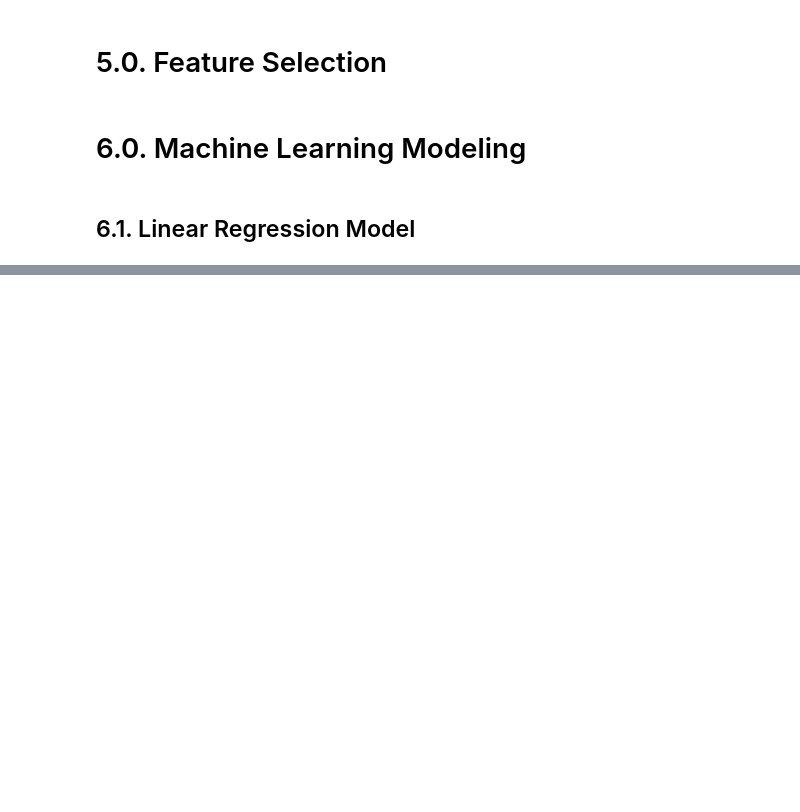
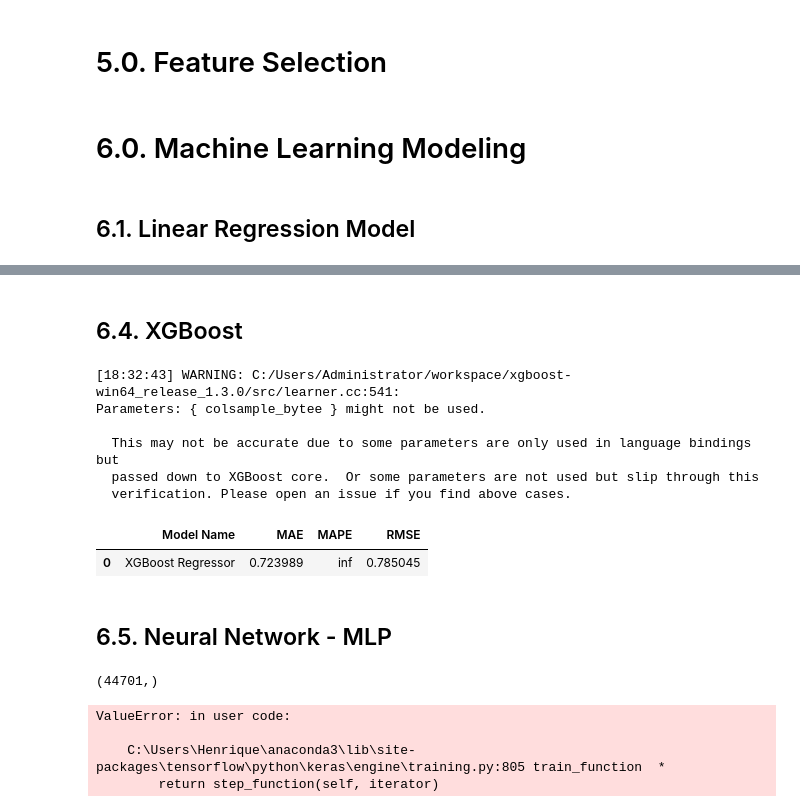
Before and after one commit to HenriqueCR1291/cardio_catch_diseases, a Jupyter notebook: m04_cardio_catch_diseases.ipynb, the cells around one changed output, grey strips where cells are left out. Cells and saved outputs as stored; diff of their text form; code cells hidden in the pictures; blank space fills up the shorter version.

```diff
--- a/m04_cardio_catch_diseases.ipynb
+++ b/m04_cardio_catch_diseases.ipynb
@@ -1268,0 +1304,49 @@ lr_result
+# %% [markdown]
+## 6.4. XGBoost
+# %%
+#model
+model_xgb = xgb.XGBRegressor(objective = 'reg:squarederror',
+                            n_estimators=100,
+                            eta=0.01,
+                            max_depth=10,
+                            subsample=0.7,
+                            colsample_bytee=0.9).fit(x_train,y_train)
+
+#prediction
+yhat_xgb = model_xgb.predict(x_test)
+
+#performance
+xgb_result = ml_error('XGBoost Regressor', np.expm1(y_test), np.expm1(yhat_xgb))
+xgb_result
+# %% [output]
+[18:32:43] WARNING: C:/Users/Administrator/workspace/xgboost-win64_release_1.3.0/src/learner.cc:541:
+Parameters: { colsample_bytee } might not be used.
+
+  This may not be accurate due to some parameters are only used in language bindings but
+  passed down to XGBoost core.  Or some parameters are not used but slip through this
+  verification. Please open an issue if you find above cases.
+|  | Model Name | MAE | MAPE | RMSE |
+| 0 | XGBoost Regressor | 0.723989 | inf | 0.785045 |
+# %% [markdown]
+## 6.5. Neural Network - MLP
+# %%
+y_train.shape
+# %% [output]
+(44701,)
+# %%
+#model definition
+model = ml.Sequential()
+model.add(l.Dense(256, input_dim=x_train.shape[1], activation='relu'))
+model.add(l.Dense(2, activation='softmax'))
+
+#model compile
+model.compile(loss='categorical_crossentropy', optimizer='adam', metrics=['accuracy'])
+
+#train model
+es = EarlyStopping(monitor='val_loss', patience=10)
+history = model.fit(x_train, y_train, validation_data=(x_val, y_val), epochs=100, callbacks=[es], verbose=0)
+# %% [output]
+ValueError: in user code:
+
+    C:\Users\Henrique\anaconda3\lib\site-packages\tensorflow\python\keras\engine\training.py:805 train_function  *
+        return step_function(self, iterator)
```
Also changed, not shown: parts of 7 cells of this notebook.
